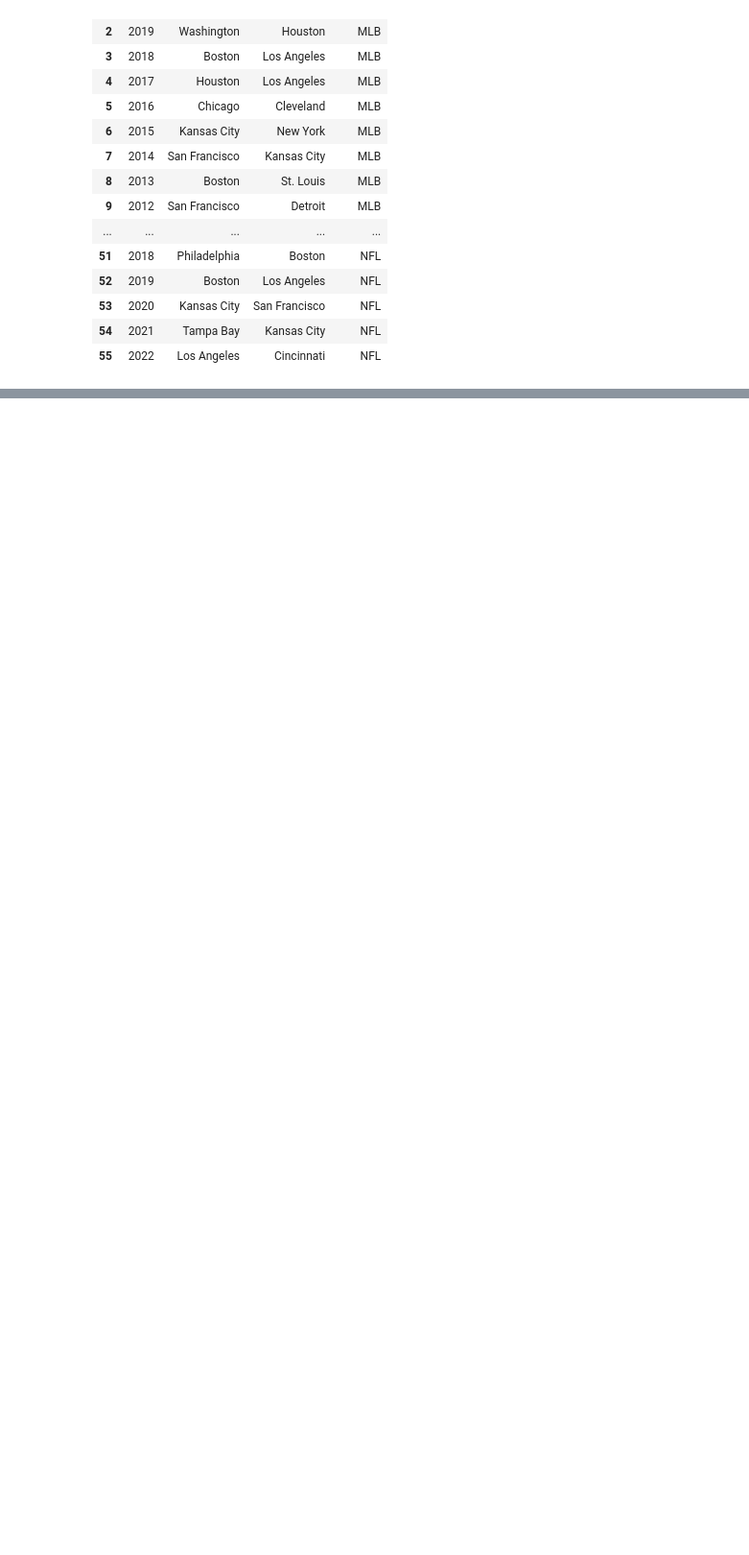
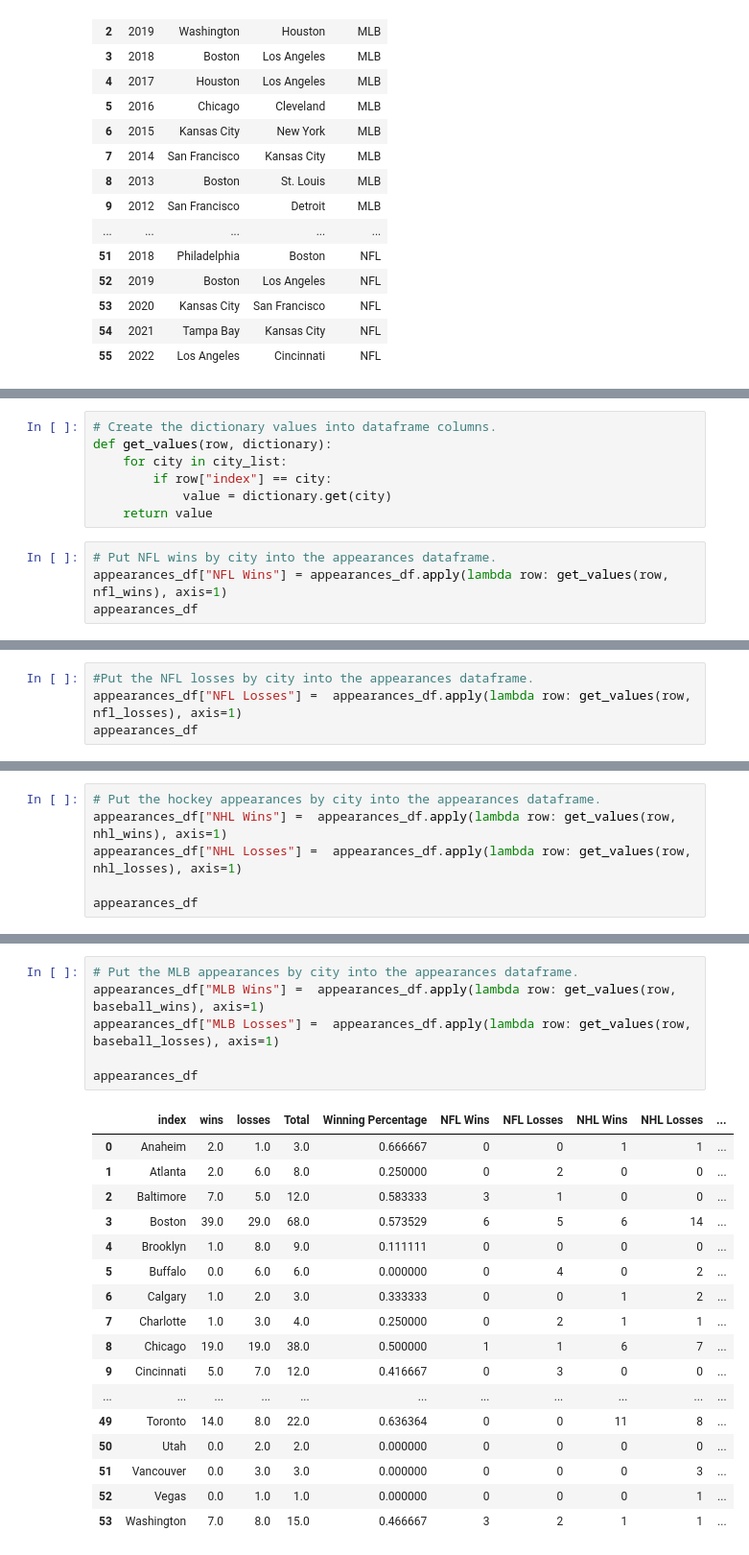
Before and after one commit to pbarana89/Champions_by_City, a Jupyter notebook: Champions.ipynb, the cells around one changed output, grey strips where cells are left out. Shown at 96% size. Drawn from its saved outputs; the diff is of its cells as text; blank space fills up the shorter version.

Commit message:
adding updates to champions python (added appearances_df and code) and adding appearances.csv and updates to champions csv

```diff
--- a/Champions.ipynb
+++ b/Champions.ipynb
@@ -1059,0 +1508,11 @@ appearances_df
+# %%
+# Create the dictionary values into dataframe columns.
+def get_values(row, dictionary):
+    for city in city_list:
+        if row["index"] == city:
+            value = dictionary.get(city)
+    return value
+# %%
+# Put NFL wins by city into the appearances dataframe.
+appearances_df["NFL Wins"] = appearances_df.apply(lambda row: get_values(row, nfl_wins), axis=1)
+appearances_df
@@ -1059,0 +1537,4 @@ appearances_df
+# %%
+#Put the NFL losses by city into the appearances dataframe.
+appearances_df["NFL Losses"] =  appearances_df.apply(lambda row: get_values(row, nfl_losses), axis=1)
+appearances_df
@@ -1059,0 +1559,6 @@ appearances_df
+# %%
+# Put the hockey appearances by city into the appearances dataframe.
+appearances_df["NHL Wins"] =  appearances_df.apply(lambda row: get_values(row, nhl_wins), axis=1)
+appearances_df["NHL Losses"] =  appearances_df.apply(lambda row: get_values(row, nhl_losses), axis=1)
+
+appearances_df
@@ -1059,0 +1583,24 @@ appearances_df
+# %%
+# Put the MLB appearances by city into the appearances dataframe.
+appearances_df["MLB Wins"] =  appearances_df.apply(lambda row: get_values(row, baseball_wins), axis=1)
+appearances_df["MLB Losses"] =  appearances_df.apply(lambda row: get_values(row, baseball_losses), axis=1)
+
+appearances_df
+# %% [output]
+|  | index | wins | losses | Total | Winning Percentage | NFL Wins | NFL Losses | NHL Wins | NHL Losses | ... |
+| 0 | Anaheim | 2.0 | 1.0 | 3.0 | 0.666667 | 0 | 0 | 1 | 1 | ... |
+| 1 | Atlanta | 2.0 | 6.0 | 8.0 | 0.250000 | 0 | 2 | 0 | 0 | ... |
+| 2 | Baltimore | 7.0 | 5.0 | 12.0 | 0.583333 | 3 | 1 | 0 | 0 | ... |
+| 3 | Boston | 39.0 | 29.0 | 68.0 | 0.573529 | 6 | 5 | 6 | 14 | ... |
+| 4 | Brooklyn | 1.0 | 8.0 | 9.0 | 0.111111 | 0 | 0 | 0 | 0 | ... |
+| 5 | Buffalo | 0.0 | 6.0 | 6.0 | 0.000000 | 0 | 4 | 0 | 2 | ... |
+| 6 | Calgary | 1.0 | 2.0 | 3.0 | 0.333333 | 0 | 0 | 1 | 2 | ... |
+| 7 | Charlotte | 1.0 | 3.0 | 4.0 | 0.250000 | 0 | 2 | 1 | 1 | ... |
+| 8 | Chicago | 19.0 | 19.0 | 38.0 | 0.500000 | 1 | 1 | 6 | 7 | ... |
+| 9 | Cincinnati | 5.0 | 7.0 | 12.0 | 0.416667 | 0 | 3 | 0 | 0 | ... |
+| ... | ... | ... | ... | ... | ... | ... | ... | ... | ... | ... |
+| 49 | Toronto | 14.0 | 8.0 | 22.0 | 0.636364 | 0 | 0 | 11 | 8 | ... |
+| 50 | Utah | 0.0 | 2.0 | 2.0 | 0.000000 | 0 | 0 | 0 | 0 | ... |
+| 51 | Vancouver | 0.0 | 3.0 | 3.0 | 0.000000 | 0 | 0 | 0 | 3 | ... |
+| 52 | Vegas | 0.0 | 1.0 | 1.0 | 0.000000 | 0 | 0 | 0 | 1 | ... |
+| 53 | Washington | 7.0 | 8.0 | 15.0 | 0.466667 | 3 | 2 | 1 | 1 | ... |
```
Also changed, not shown: parts of 64 cells of this notebook, 1 other file.
